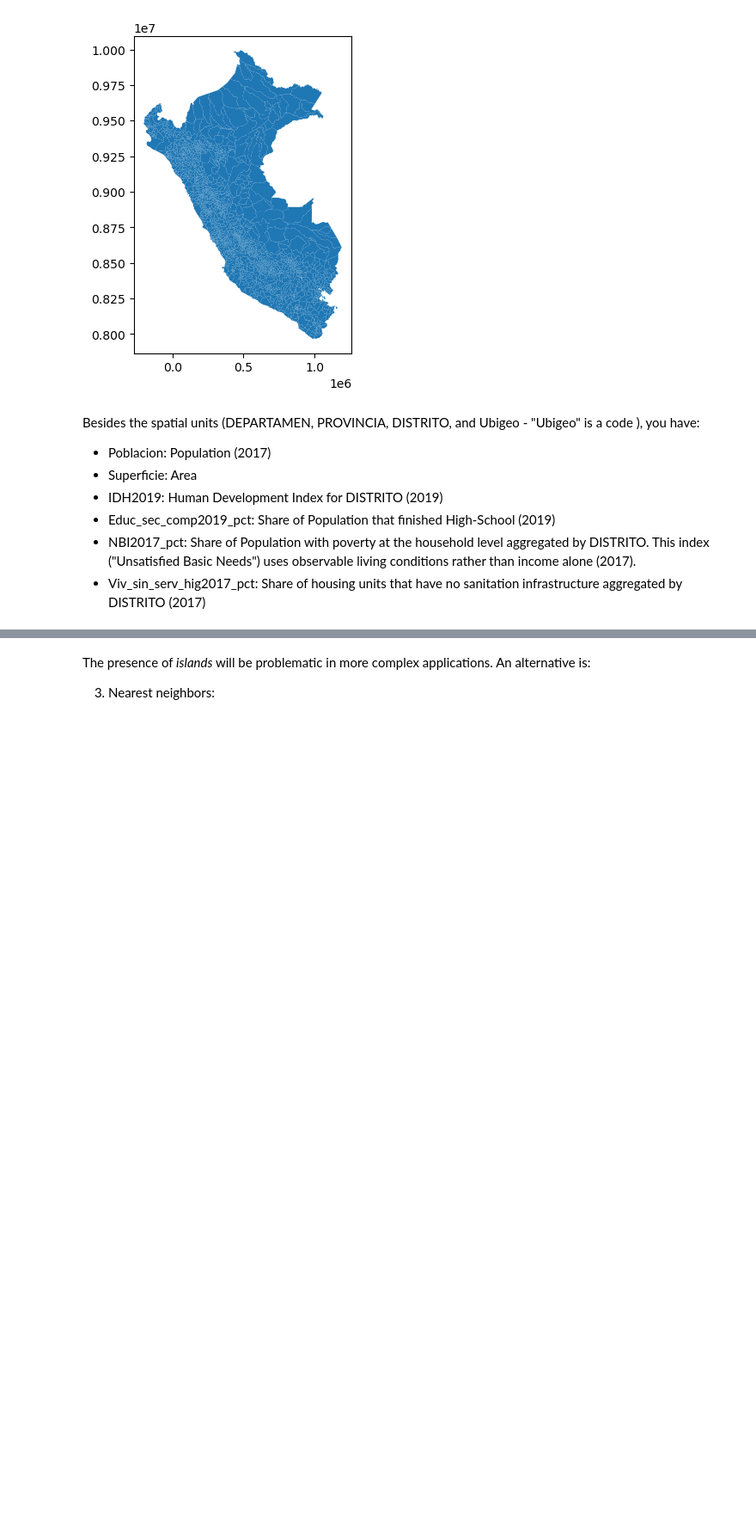
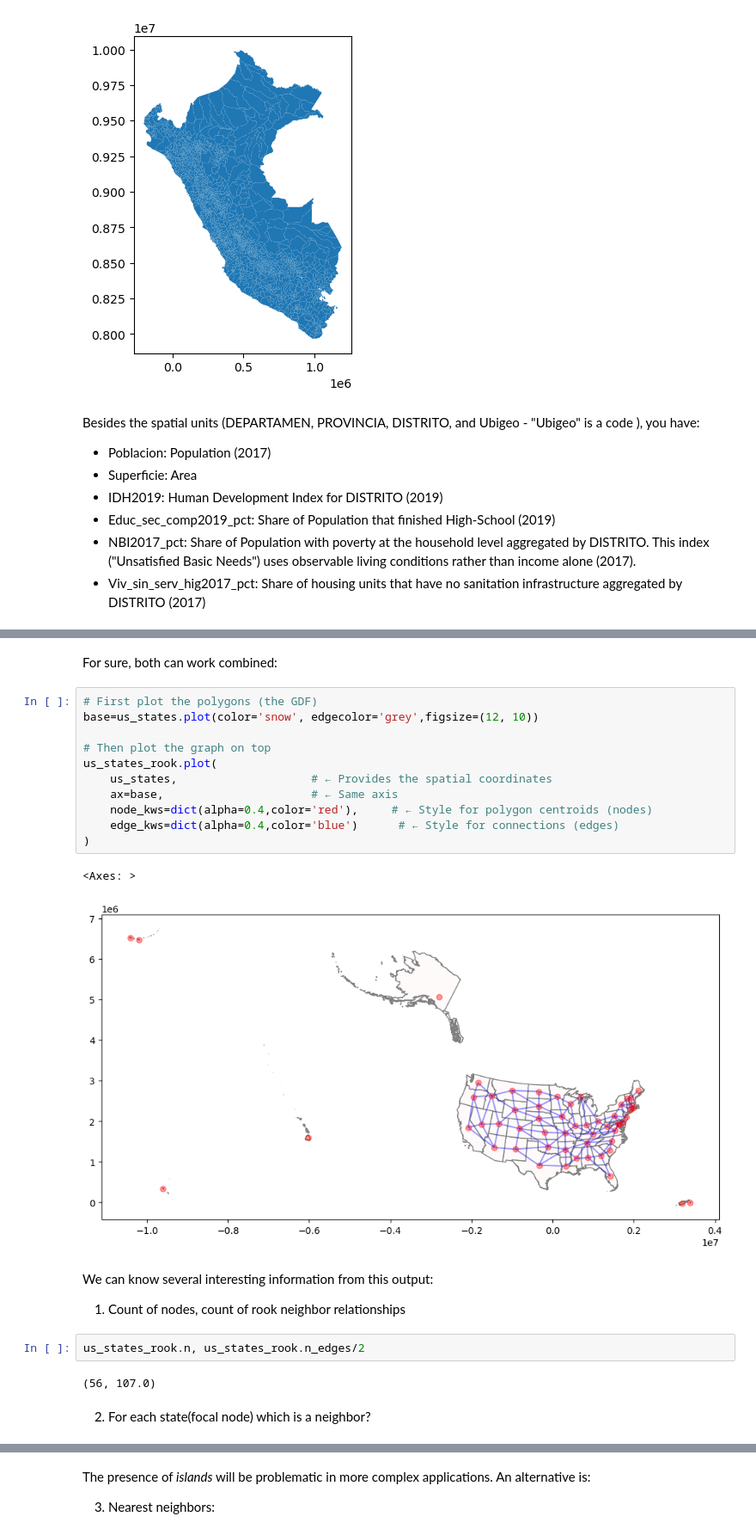
Before and after one commit to CienciaDeDatosEspacial/spatial_autoCorr, a Jupyter notebook: index.ipynb, the cells around one changed output, grey strips where cells are left out. Shown at 86% size. Drawn from its saved outputs; the diff is of its cells as text; blank space fills up the shorter version.

```diff
--- a/index.ipynb
+++ b/index.ipynb
@@ -133,0 +150,26 @@ Type:      method
+# %% [markdown]
+For sure, both can work combined:
+# %%
+# First plot the polygons (the GDF)
+base=us_states.plot(color='snow', edgecolor='grey',figsize=(12, 10))
+
+# Then plot the graph on top
+us_states_rook.plot(
+    us_states,                    # ← Provides the spatial coordinates
+    ax=base,                      # ← Same axis
+    node_kws=dict(alpha=0.4,color='red'),     # ← Style for polygon centroids (nodes)
+    edge_kws=dict(alpha=0.4,color='blue')      # ← Style for connections (edges)
+)
+# %% [output]
+<Axes: >
+[figure, added]
+# %% [markdown]
+We can know several interesting information from this output:
+
+1. Count of nodes, count of rook neighbor relationships
+# %%
+us_states_rook.n, us_states_rook.n_edges/2
+# %% [output]
+(56, 107.0)
+# %% [markdown]
+2. For each state(focal node) which is a neighbor?
```
Also changed, not shown: parts of 75 cells of this notebook.
